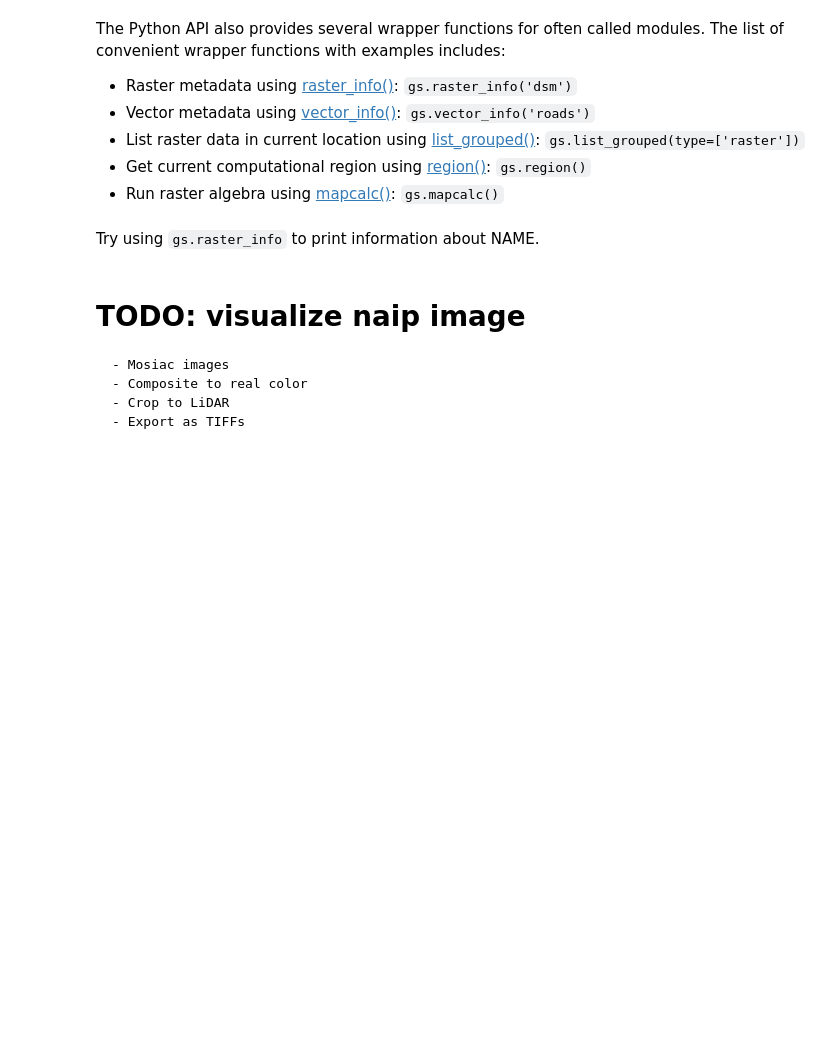
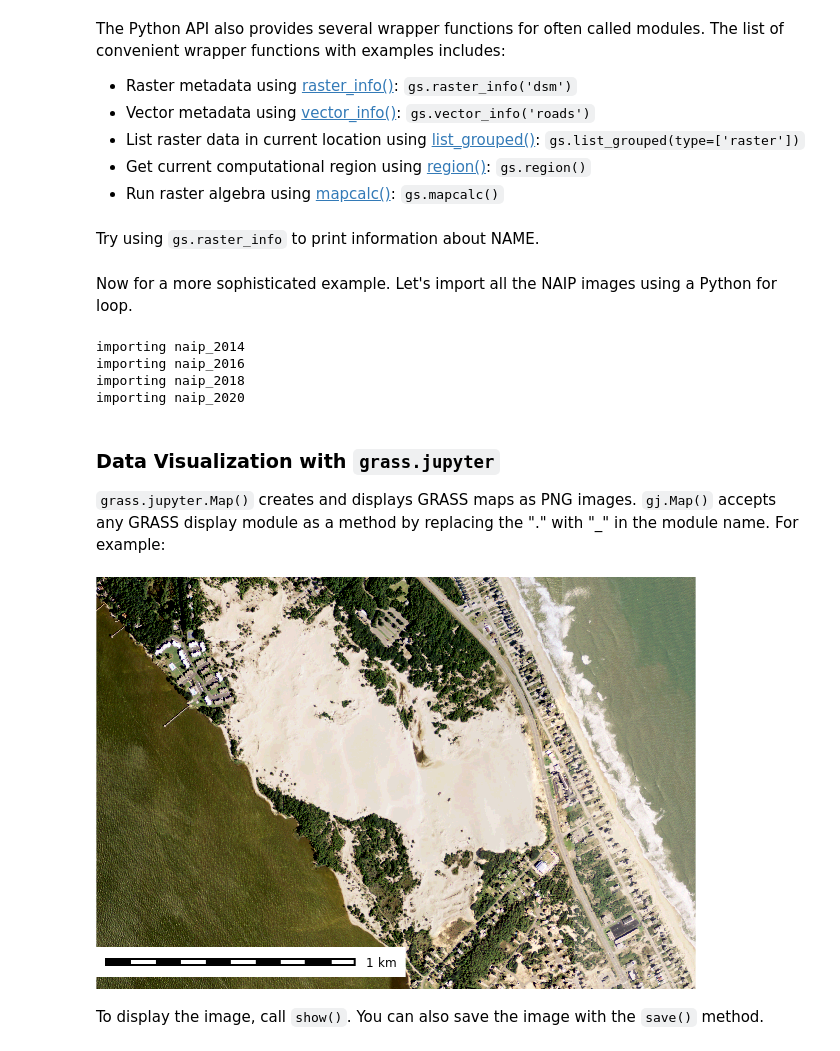
Before and after one commit to ncsu-geoforall-lab/csdms-grass-2024, a Jupyter notebook: 01_Getting_Started.ipynb, the cells around one changed output. Saved outputs shown, nothing was run; the diff lists cells and outputs as text; code cells hidden in the pictures; blank space fills up the shorter version.

Commit message:
update with naip images

```diff
--- a/01_Getting_Started.ipynb
+++ b/01_Getting_Started.ipynb
@@ -132,9 +152,30 @@ The Python API also provides several wrapper functions for often called modules.
  * Run raster algebra using [mapcalc()](https://grass.osgeo.org/grass-stable/manuals/libpython/script.html#script.raster.mapcalc): `gs.mapcalc()`
 # %% [markdown]
 Try using `gs.raster_info` to print information about NAME.
+# %% [markdown]
+Now for a more sophisticated example. Let's import all the NAIP images using a Python for loop.
+# %%
+files = sorted(Path('./data/').glob('*.tif'))
+
+for file in files:
+    name = str(file)[5:-4]
+    print("importing " + name)
+    gs.run_command("r.import", input=file, output=name)
+# %% [output]
+importing naip_2014
+importing naip_2016
+importing naip_2018
+importing naip_2020
 # %% [markdown]
-# TODO: visualize naip image
-    - Mosiac images
-    - Composite to real color
-    - Crop to LiDAR
-    - Export as TIFFs
+### Data Visualization with `grass.jupyter`
+
+`grass.jupyter.Map()` creates and displays GRASS maps as PNG images. `gj.Map()` accepts any GRASS display module as a method by replacing the "." with "\_" in the module name. For example:
+# %%
+example = gj.Map()
+example.d_rast(map="naip_2020") # d.rast map=naip_2020
+example.d_barscale() # d.barscale
+example.show()
+# %% [output]
+[figure, added]
+# %% [markdown]
+To display the image, call `show()`. You can also save the image with the `save()` method.
```
Also changed, not shown: parts of 3 cells of this notebook.
